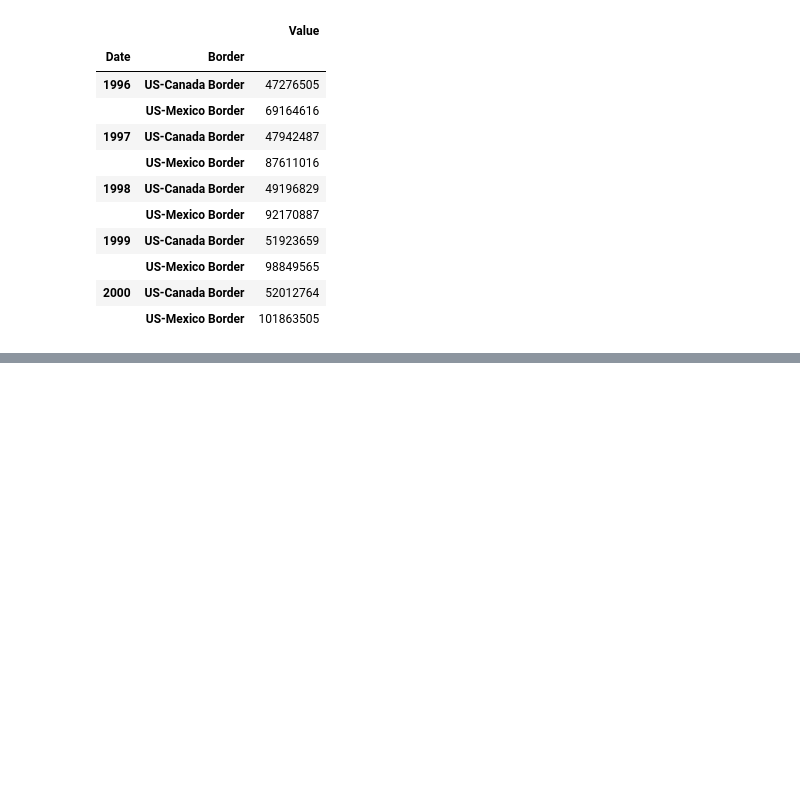
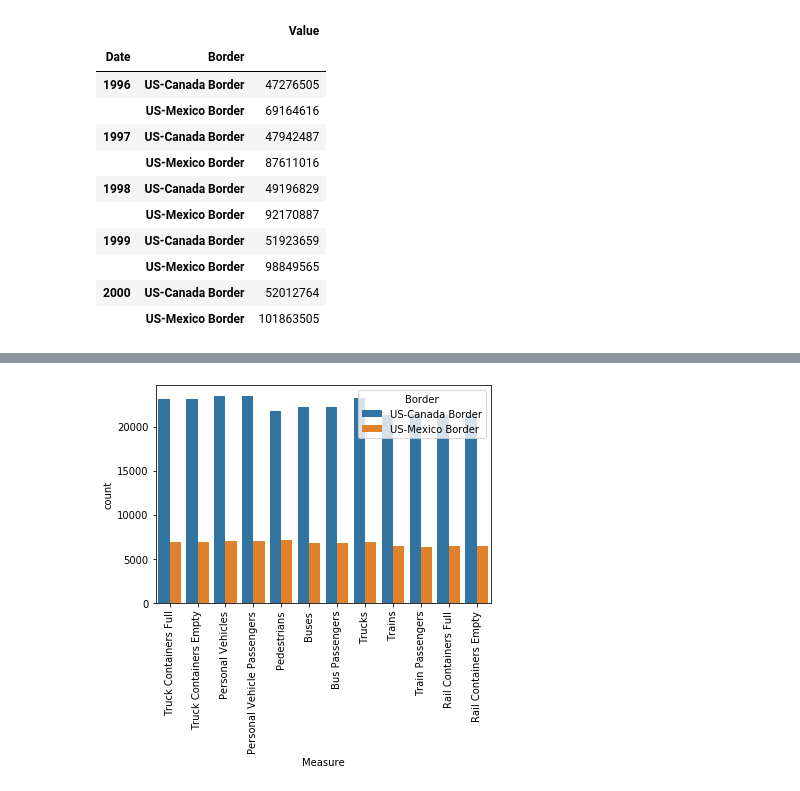
Before and after one commit to rnaua/DMML2019_Team_Swatch, a Jupyter notebook: code/EDA_Tanja.ipynb, the cells around one changed output, grey strips where cells are left out. Cells and saved outputs as stored; diff of their text form; code cells hidden in the pictures; blank space fills up the shorter version.

```diff
--- a/code/EDA_Tanja.ipynb
+++ b/code/EDA_Tanja.ipynb
@@ -661,0 +484,12 @@ df_port.plot(kind='bar', figsize=(10, 6), rot=90)
+# %%
+### CHECK VALUES
+
+# barchart
+# set parameters
+sns.countplot(df['Measure'],hue='Border',data=df)
+plt.xticks(rotation=90)
+
+# display
+plt.show()
+# %% [output]
+[figure, added]
```
Also changed, not shown: parts of 86 cells of this notebook.
